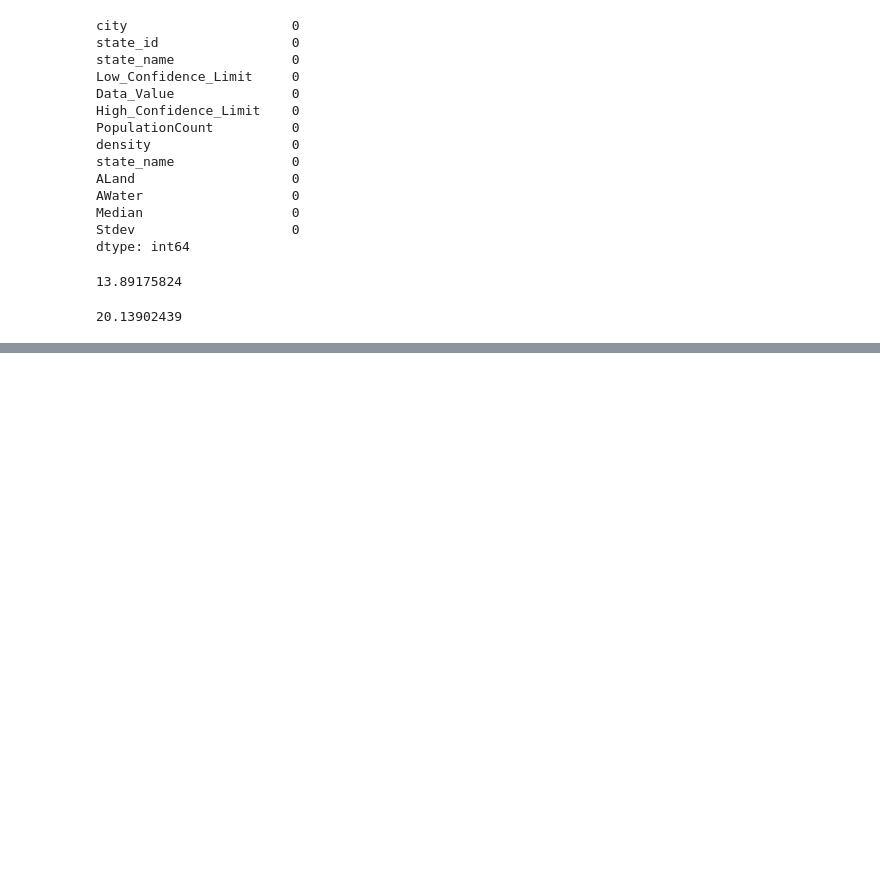
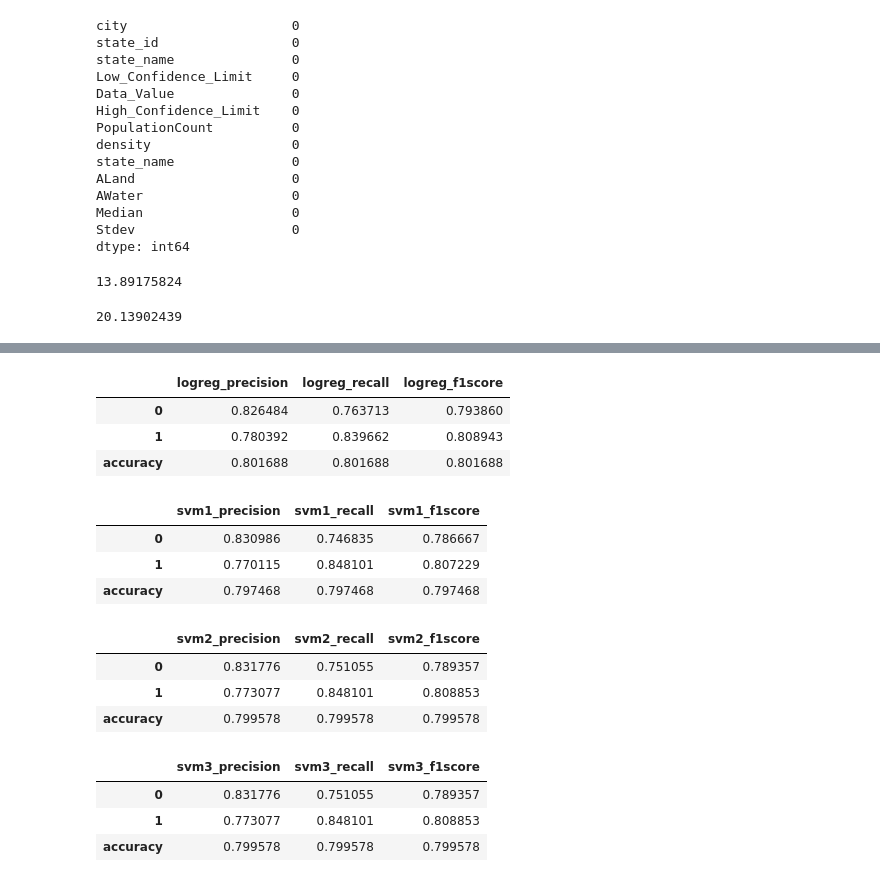
Before and after one commit to nhafer88/Mental_Health_Predictor, a Jupyter notebook: Shallow_ML.ipynb, the cells around one changed output, grey strips where cells are left out. Drawn from its saved outputs; the diff is of its cells as text; code cells hidden in the pictures; blank space fills up the shorter version.

Commit message:
Finished Shallow ML methods and results

```diff
--- a/Shallow_ML.ipynb
+++ b/Shallow_ML.ipynb
@@ -125,7 +138,7 @@ merged_df["Data_Value"].max()
 # %% [output]
 20.13902439
 # %%
-binary_outcome = pd.cut(merged_df["Data_Value"],bins=[0,13.89175824,21],labels=['0','1'])
+binary_outcome = pd.cut(merged_df["Data_Value"],bins=[0,13.89175824,21],labels=[0,1])
 merged_df.insert(5, "health_bad", binary_outcome)
 merged_df
 # %% [output]
@@ -150,0 +164,69 @@ merged_df.to_csv("merged.csv", index=False)
+# %%
+feature_cols=['density','ALand','AWater','Median','Stdev']
+X=merged_df[feature_cols]
+y=merged_df['health_bad']
+scaler = StandardScaler()
+#X_train, X_test, y_train, y_test = train_test_split(X, y, test_size=0.2, random_state=0)
+# %%
+# logistic regression
+logreg=LogisticRegression()
+pipeline = Pipeline([('transformer', scaler), ('estimator', logreg)])
+logreg_predicted = cross_val_predict(pipeline, X, y, cv=10)
+report = metrics.classification_report(y, logreg_predicted, output_dict=True)
+logreg_result_df = pd.DataFrame(report).transpose()
+logreg_result_df = logreg_result_df.rename(columns={"precision": "logreg_precision", "recall": "logreg_recall", "f1-score": "logreg_f1score"})
+logreg_result_df = logreg_result_df.drop(columns={'support'})
+logreg_result_df = logreg_result_df.drop(index={'macro avg','weighted avg'})
+logreg_result_df
+# %% [output]
+|  | logreg_precision | logreg_recall | logreg_f1score |
+| 0 | 0.826484 | 0.763713 | 0.793860 |
+| 1 | 0.780392 | 0.839662 | 0.808943 |
+| accuracy | 0.801688 | 0.801688 | 0.801688 |
+# %%
+svm1 = svm.SVC(kernel='linear')
+pipeline = Pipeline([('transformer', scaler), ('estimator', svm1)])
+svm1_predicted = cross_val_predict(pipeline, X, y, cv=10)
+report = metrics.classification_report(y, svm1_predicted, output_dict=True)
+svm1_result_df = pd.DataFrame(report).transpose()
+svm1_result_df = svm1_result_df.rename(columns={"precision": "svm1_precision", "recall": "svm1_recall", "f1-score": "svm1_f1score"})
+svm1_result_df = svm1_result_df.drop(columns={'support'})
+svm1_result_df = svm1_result_df.drop(index={'macro avg','weighted avg'})
+svm1_result_df
+#svm2 = svm.SVC(kernel='linear', C=2)
+#svm3 = svm.SVC(kernel='linear', C=3)
+# %% [output]
+|  | svm1_precision | svm1_recall | svm1_f1score |
+| 0 | 0.830986 | 0.746835 | 0.786667 |
+| 1 | 0.770115 | 0.848101 | 0.807229 |
+| accuracy | 0.797468 | 0.797468 | 0.797468 |
+# %%
+svm2 = svm.SVC(kernel='linear',C=2)
+pipeline = Pipeline([('transformer', scaler), ('estimator', svm2)])
+svm2_predicted = cross_val_predict(pipeline, X, y, cv=10)
+report = metrics.classification_report(y, svm2_predicted, output_dict=True)
+svm2_result_df = pd.DataFrame(report).transpose()
+svm2_result_df = svm2_result_df.rename(columns={"precision": "svm2_precision", "recall": "svm2_recall", "f1-score": "svm2_f1score"})
+svm2_result_df = svm2_result_df.drop(columns={'support'})
+svm2_result_df = svm2_result_df.drop(index={'macro avg','weighted avg'})
+svm2_result_df
+# %% [output]
+|  | svm2_precision | svm2_recall | svm2_f1score |
+| 0 | 0.831776 | 0.751055 | 0.789357 |
+| 1 | 0.773077 | 0.848101 | 0.808853 |
+| accuracy | 0.799578 | 0.799578 | 0.799578 |
+# %%
+svm3 = svm.SVC(kernel='linear',C=3)
+pipeline = Pipeline([('transformer', scaler), ('estimator', svm3)])
+svm3_predicted = cross_val_predict(pipeline, X, y, cv=10)
+report = metrics.classification_report(y, svm3_predicted, output_dict=True)
+svm3_result_df = pd.DataFrame(report).transpose()
+svm3_result_df = svm3_result_df.rename(columns={"precision": "svm3_precision", "recall": "svm3_recall", "f1-score": "svm3_f1score"})
+svm3_result_df = svm3_result_df.drop(columns={'support'})
+svm3_result_df = svm3_result_df.drop(index={'macro avg','weighted avg'})
+svm3_result_df
+# %% [output]
+|  | svm3_precision | svm3_recall | svm3_f1score |
+| 0 | 0.831776 | 0.751055 | 0.789357 |
+| 1 | 0.773077 | 0.848101 | 0.808853 |
+| accuracy | 0.799578 | 0.799578 | 0.799578 |
```
Also changed, not shown: parts of 12 cells of this notebook.
